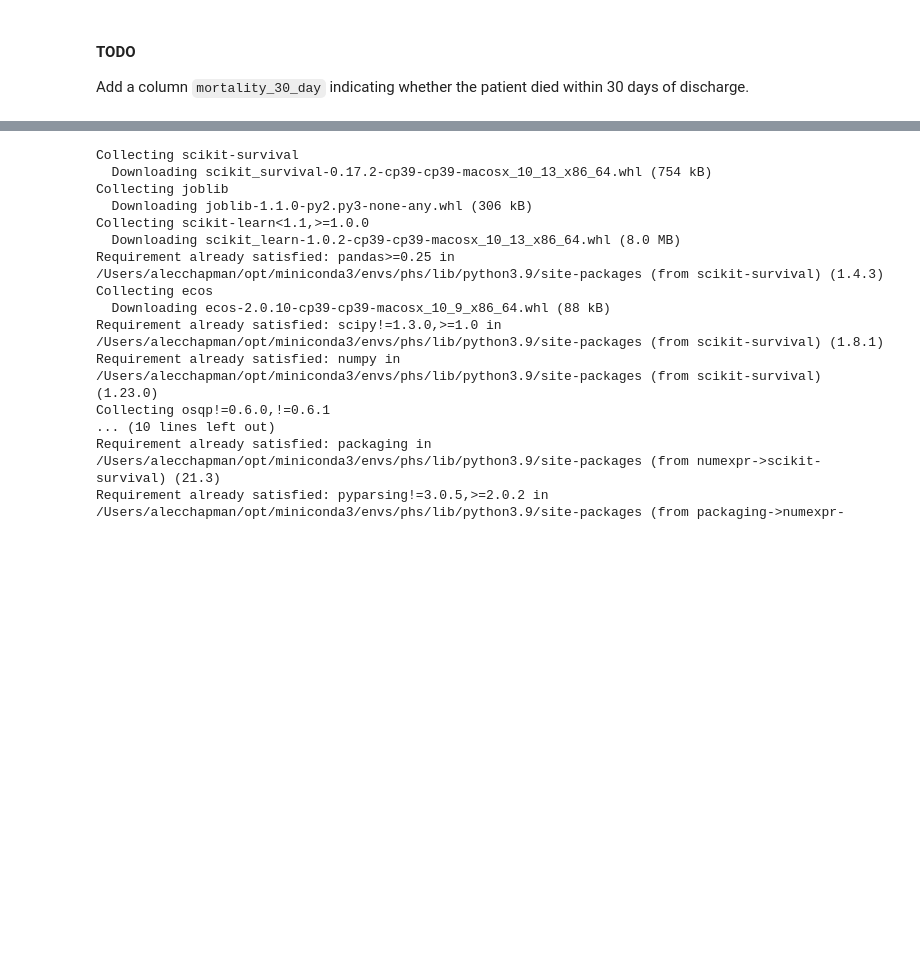
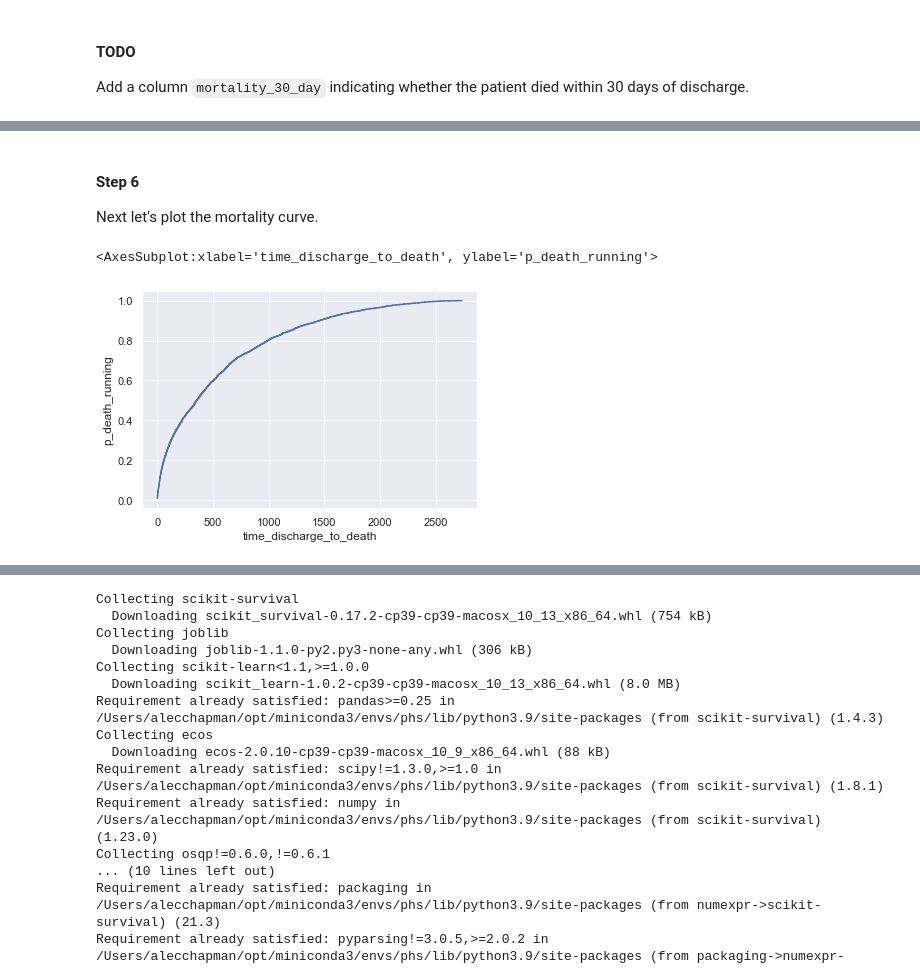
Before and after one commit to abchapman93/PHS_Data_Science_2022_instructor, a Jupyter notebook: Day-1-Intro-to-Python/Pneumonia Use Case.ipynb, the cells around one changed output, grey strips where cells are left out. Saved outputs shown, nothing was run; the diff lists cells and outputs as text; code cells hidden in the pictures; blank space fills up the shorter version.

```diff
--- a/Day-1-Intro-to-Python/Pneumonia Use Case.ipynb
+++ b/Day-1-Intro-to-Python/Pneumonia Use Case.ipynb
@@ -107,0 +145,2 @@ df["mortality_30_day"] = (df["time_discharge_to_death"] <= 30).astype(int)
+# %%
+df_daily = df_dc.groupby("time_discharge_to_death").size().sort_index().to_frame("n_deaths").reset_index()
@@ -107,0 +219,48 @@ df["mortality_30_day"] = (df["time_discharge_to_death"] <= 30).astype(int)
+# %%
+def kaplan_meier(df, max_days=None):
+    # Wrangle data
+    df_dc = df.query("0 < time_discharge_to_death")
+    df_daily = df_dc.groupby("time_discharge_to_death").size().sort_index().to_frame("n_deaths").reset_index()
+
+    # Kaplan-Meier algorithm
+    total_n_at_risk = len(df_dc)
+    curr_n_at_risk = len(df_dc)
+    total_deaths = []
+    daily_n_at_risk = []
+
+    for i in range(0, len(df_daily)):
+        n_deaths = df_daily.iloc[i]["n_deaths"]
+        daily_n_at_risk.append(curr_n_at_risk)
+        curr_n_at_risk -= n_deaths
+
+        if i > 0:
+            total_deaths.append(total_deaths[-1] + n_deaths)
+        else:
+            total_deaths.append(0 + n_deaths)
+
+
+    # Add new columns and return
+    df_daily["n_at_risk"] = daily_n_at_risk
+    df_daily["p_death"] = df_daily["n_deaths"] / df_daily["n_at_risk"]
+    df_daily["total_died"] = total_deaths
+    df_daily["p_death_running"] = df_daily["total_died"] / total_n_at_risk
+
+    return df_daily
+# %%
+df_daily = kaplan_meier(df)
+# %% [markdown]
+#### Step 6
+Next let's plot the mortality curve.
+# %%
+def plot_mortality_curve(df_daily, max_days=None, label=None):
+    if max_days is not None:
+        df_daily = df_daily.query(f"time_discharge_to_death <= {max_days}")
+    ax = sns.lineplot(x="time_discharge_to_death", y="p_death_running", data=df_daily, drawstyle='steps-pre', label=label)
+    if label is not None:
+        ax.legend()
+    return ax
+# %%
+plot_mortality_curve(df_daily)
+# %% [output]
+<AxesSubplot:xlabel='time_discharge_to_death', ylabel='p_death_running'>
+[figure, added]
```
Also changed, not shown: parts of 33 cells of this notebook, 17 other files.
